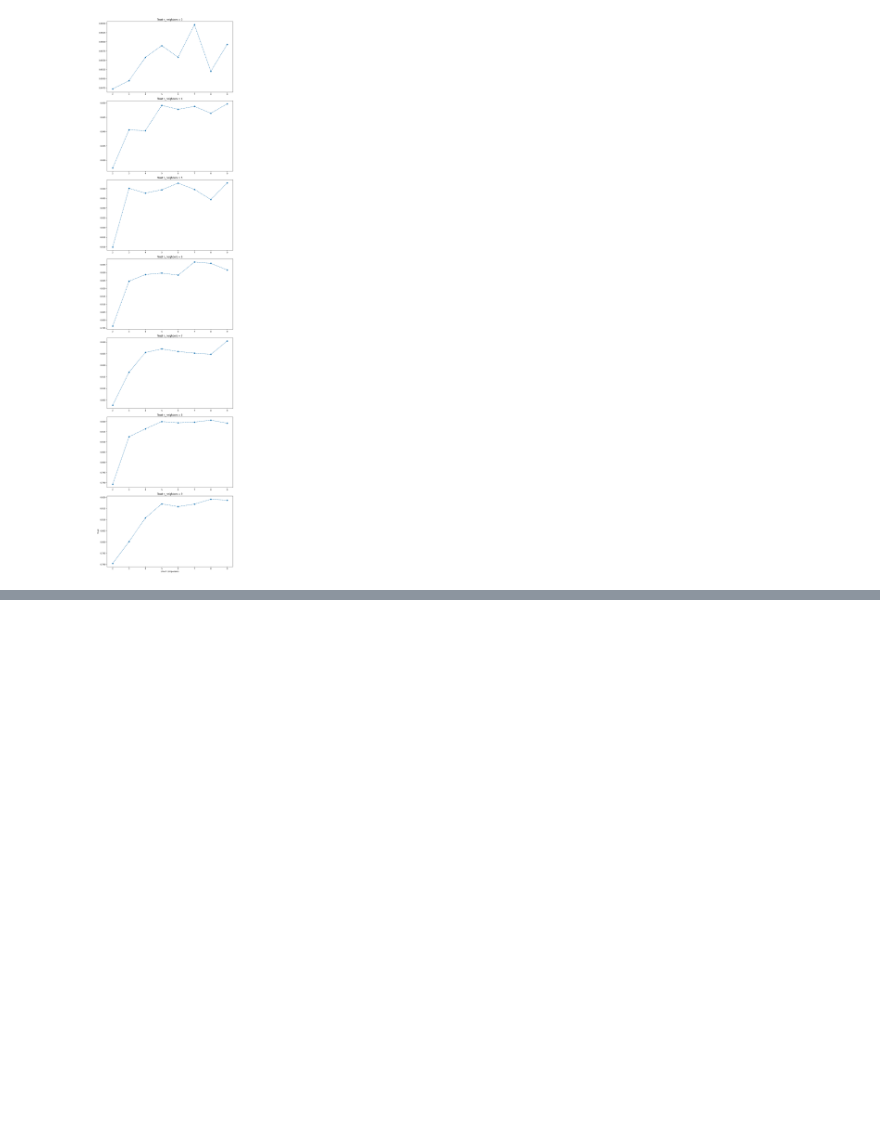
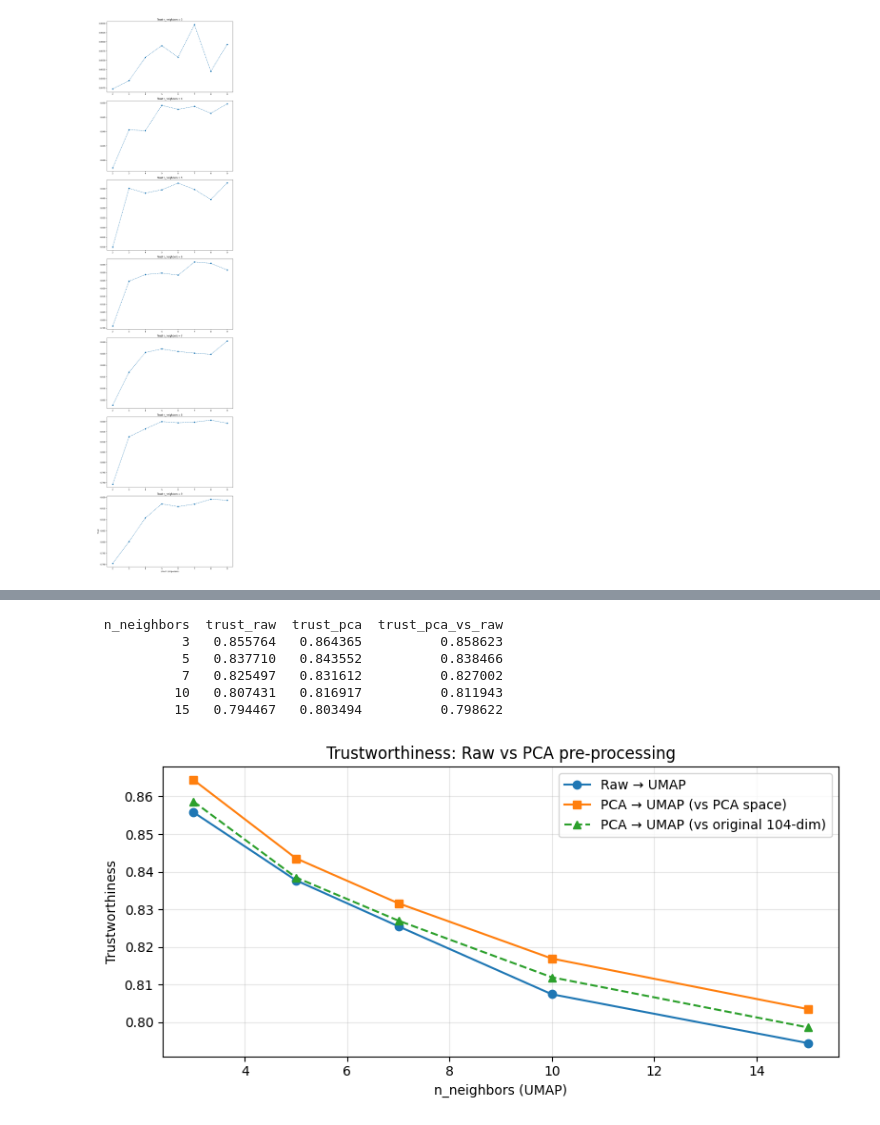
Before and after one commit to MLforFinance/project, a Jupyter notebook: src/analysis/umap_components.ipynb, the cells around one changed output, grey strips where cells are left out. Saved outputs shown, nothing was run; the diff lists cells and outputs as text; code cells hidden in the pictures; blank space fills up the shorter version.

```diff
--- a/src/analysis/umap_components.ipynb
+++ b/src/analysis/umap_components.ipynb
@@ -128,0 +252,43 @@ plt.tight_layout()
+# %%
+# Trustworthiness: raw vs PCA → UMAP (sweep n_neighbors)
+k_vals = [3, 5, 7, 10, 15]
+umap_dims = 4
+
+trust_rows = []
+for k in k_vals:
+    umap_p = dict(n_components=umap_dims, n_neighbors=k, min_dist=0.0, random_state=42)
+
+    raw_emb, _ = fit_umap(X, **umap_p)
+    pca_emb, _ = fit_umap(X_pca, **umap_p)
+
+    trust_rows.append({
+        "n_neighbors":  k,
+        "trust_raw":    trustworthiness(X.values,     raw_emb.values, n_neighbors=k),
+        "trust_pca":    trustworthiness(X_pca.values, pca_emb.values, n_neighbors=k),
+        # trustworthiness w.r.t original 104-dim space for PCA path
+        "trust_pca_vs_raw": trustworthiness(X.values, pca_emb.values, n_neighbors=k),
+    })
+
+df_trust = pd.DataFrame(trust_rows)
+print(df_trust.to_string(index=False))
+
+fig, ax = plt.subplots(figsize=(8, 4))
+ax.plot(df_trust["n_neighbors"], df_trust["trust_raw"],         marker="o", label="Raw → UMAP")
+ax.plot(df_trust["n_neighbors"], df_trust["trust_pca"],         marker="s", label="PCA → UMAP (vs PCA space)")
+ax.plot(df_trust["n_neighbors"], df_trust["trust_pca_vs_raw"],  marker="^", linestyle="--",
+        label="PCA → UMAP (vs original 104-dim)")
+ax.set_xlabel("n_neighbors (UMAP)")
+ax.set_ylabel("Trustworthiness")
+ax.legend()
+ax.grid(True, alpha=0.3)
+plt.title("Trustworthiness: Raw vs PCA pre-processing")
+plt.tight_layout()
+plt.show()
+# %% [output]
+ n_neighbors  trust_raw  trust_pca  trust_pca_vs_raw
+           3   0.855764   0.864365          0.858623
+           5   0.837710   0.843552          0.838466
+           7   0.825497   0.831612          0.827002
+          10   0.807431   0.816917          0.811943
+          15   0.794467   0.803494          0.798622
+[figure, added]
```
Also changed, not shown: parts of 9 cells of this notebook, 39 other files.
